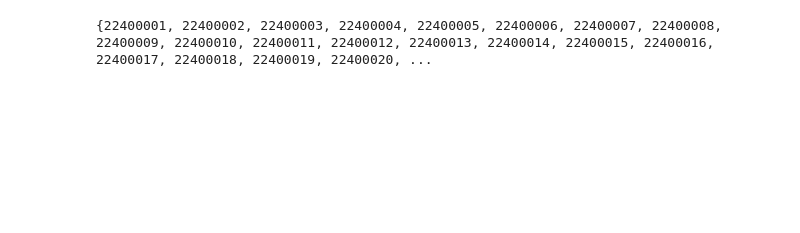
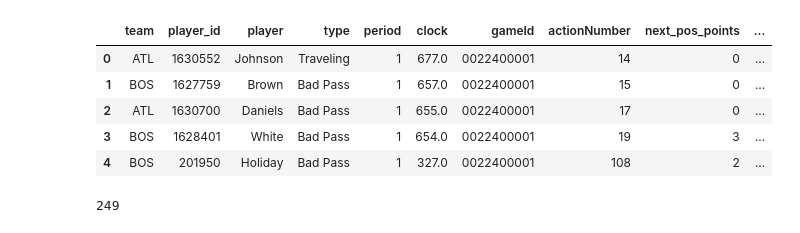
Before and after one commit to beckettsanderson/Turnover-Impact, a Jupyter notebook: get_play_data.ipynb, the cells around one changed output. Saved outputs shown, nothing was run; the diff lists cells and outputs as text; code cells hidden in the pictures; blank space fills up the shorter version.

```diff
--- a/get_play_data.ipynb
+++ b/get_play_data.ipynb
@@ -117,4 +84,13 @@ Timeout or error for game 0022400287: HTTPSConnectionPool(host='stats.nba.com',
-# %%
-print(processed_games)
-# %% [output]
-{22400001, 22400002, 22400003, 22400004, 22400005, 22400006, 22400007, 22400008, 22400009, 22400010, 22400011, 22400012, 22400013, 22400014, 22400015, 22400016, 22400017, 22400018, 22400019, 22400020, ...
+# %%
+tov_df.head()
+# %% [output]
+|  | team | player_id | player | type | period | clock | gameId | actionNumber | next_pos_points | ... |
+| 0 | ATL | 1630552 | Johnson | Traveling | 1 | 677.0 | 0022400001 | 14 | 0 | ... |
+| 1 | BOS | 1627759 | Brown | Bad Pass | 1 | 657.0 | 0022400001 | 15 | 0 | ... |
+| 2 | ATL | 1630700 | Daniels | Bad Pass | 1 | 655.0 | 0022400001 | 17 | 0 | ... |
+| 3 | BOS | 1628401 | White | Bad Pass | 1 | 654.0 | 0022400001 | 19 | 3 | ... |
+| 4 | BOS | 201950 | Holiday | Bad Pass | 1 | 327.0 | 0022400001 | 108 | 2 | ... |
+# %%
+len(tov_df['gameId'].unique())
+# %% [output]
+249
```
Also changed, not shown: parts of 6 cells of this notebook, 1 other file.
